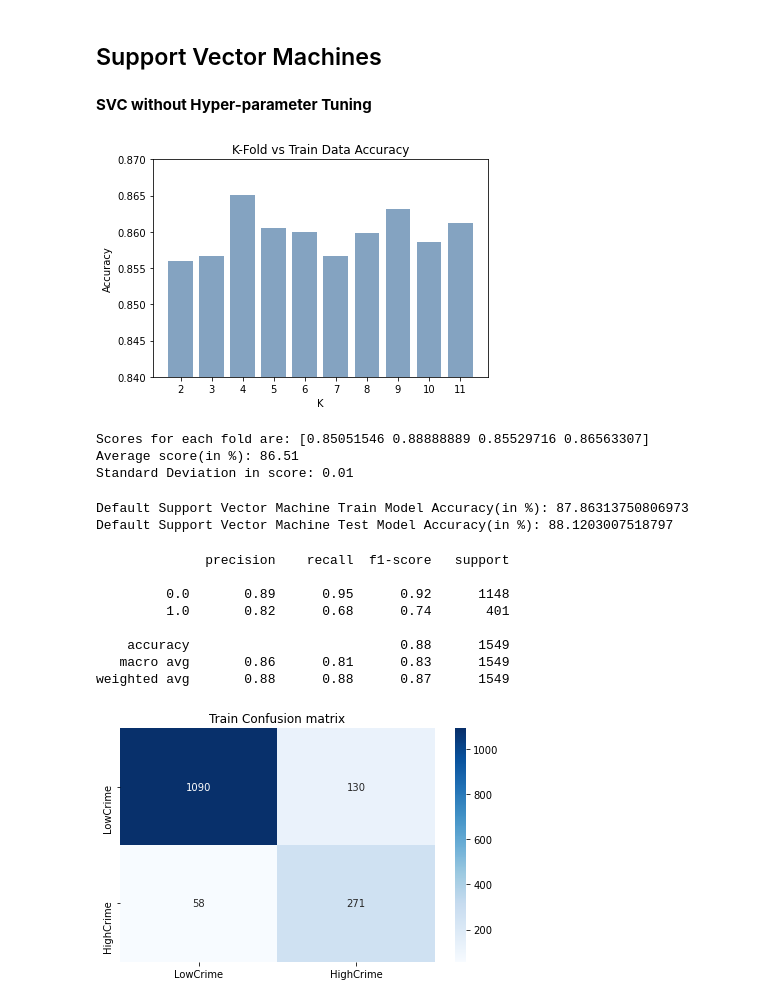
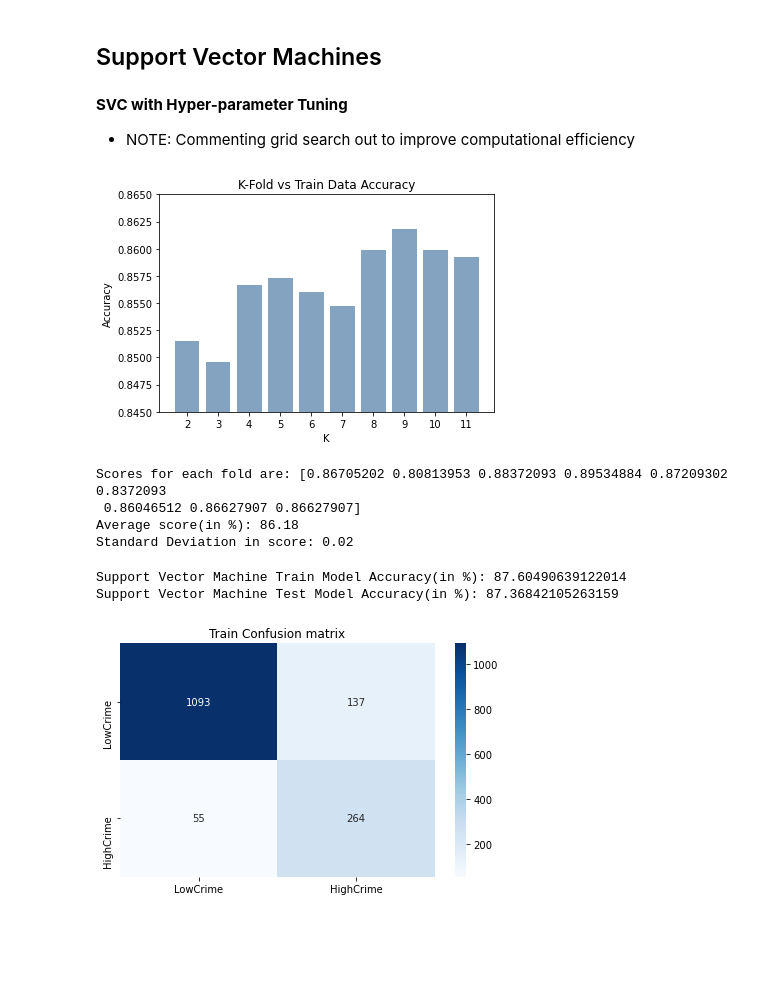
Before and after one commit to blueriver212/Crime_Prediction_ML, a Jupyter notebook: Instance_Based_Learning.ipynb, the cells around one changed output. Cells and saved outputs as stored; diff of their text form; code cells hidden in the pictures; blank space fills up the shorter version.

```diff
--- a/Instance_Based_Learning.ipynb
+++ b/Instance_Based_Learning.ipynb
@@ -37,4 +37,5 @@ def plot_confusion_matrix(train_p, train, dom):
 # %% [markdown]
 ## Support Vector Machines
 # %% [markdown]
-**SVC without Hyper-parameter Tuning**
+**SVC with Hyper-parameter Tuning**
+- NOTE: Commenting grid search out to improve computational efficiency
@@ -41,59 +58,48 @@ def plot_confusion_matrix(train_p, train, dom):
 # %%
-# Train default Support Vector Classifier
-default_SVC_model = SVC()
-default_SVC_model.fit(x_train, y_train)
+SVM_clf = SVC(C=1, gamma=0.1)
+SVM_clf.fit(x_train, y_train)
+
 
 # Perform k-fold validation on training data
 kfold_scores = {}
 for i in range(2,12):
     kf =KFold(n_splits=i, shuffle=True, random_state=42)
-    score = cross_val_score(default_SVC_model, x_train, y_train, cv= kf, scoring="accuracy")
+    score = cross_val_score(SVM_clf, x_train, y_train, cv= kf, scoring="accuracy")
     res = {str(i): score.mean()}
     kfold_scores.update(res)
 
 for key in kfold_scores:
     plt.bar([key], kfold_scores[key], label=key, color=(0.2, 0.4, 0.6, 0.6))
 
 plt.title('K-Fold vs Train Data Accuracy')
 plt.xlabel('K')
 plt.ylabel('Accuracy')
-plt.ylim(0.84, 0.87)
+plt.ylim(0.845, 0.865)
 plt.show()
 # %% [output]
-[figure, old version]
+[figure, new version]
 # %%
 # Check k-fold split
-kf =KFold(n_splits=4, shuffle=True, random_state=42)
-score = cross_val_score(default_SVC_model, x_train, y_train, cv= kf, scoring="accuracy")
+kf =KFold(n_splits=9, shuffle=True, random_state=42)
+score = cross_val_score(SVM_clf, x_train, y_train, cv= kf, scoring="accuracy")
 print(f'Scores for each fold are: {score}')
 print(f'Average score(in %): {"{:.2f}".format(score.mean()*100)}')
 print(f'Standard Deviation in score: {"{:.2f}".format(score.std())}')
 # %% [output]
-Scores for each fold are: [0.85051546 0.88888889 0.85529716 0.86563307]
-Average score(in %): 86.51
-Standard Deviation in score: 0.01
+Scores for each fold are: [0.86705202 0.80813953 0.88372093 0.89534884 0.87209302 0.8372093
+ 0.86046512 0.86627907 0.86627907]
+Average score(in %): 86.18
+Standard Deviation in score: 0.02
 # %%
 # Compare train & test data
-y_train_pred = default_SVC_model.predict(x_train)
-y_test_pred = default_SVC_model.predict(x_test)
+y_train_pred = SVM_clf.predict(x_train)
+y_test_pred = SVM_clf.predict(x_test)
 
-print(f'Default Support Vector Machine Train Model Accuracy(in %): {accuracy_score(y_train, y_train_pred)*100}')
-print(f'Default Support Vector Machine Test Model Accuracy(in %): {accuracy_score(y_test, y_test_pred)*100}')
+print(f'Support Vector Machine Train Model Accuracy(in %): {accuracy_score(y_train, y_train_pred)*100}')
+print(f'Support Vector Machine Test Model Accuracy(in %): {accuracy_score(y_test, y_test_pred)*100}')
 # %% [output]
-Default Support Vector Machine Train Model Accuracy(in %): 87.86313750806973
-Default Support Vector Machine Test Model Accuracy(in %): 88.1203007518797
+Support Vector Machine Train Model Accuracy(in %): 87.60490639122014
+Support Vector Machine Test Model Accuracy(in %): 87.36842105263159
-# %%
-# Get classification report
-print(classification_report(y_train, y_train_pred))
-# %% [output]
-              precision    recall  f1-score   support
-
-         0.0       0.89      0.95      0.92      1148
-         1.0       0.82      0.68      0.74       401
-
-    accuracy                           0.88      1549
-   macro avg       0.86      0.81      0.83      1549
-weighted avg       0.88      0.88      0.87      1549
 # %%
 # Plot confusion matrix
 plot_confusion_matrix(y_train_pred,y_train,dom='Train')
```
Also changed, not shown: parts of 20 cells of this notebook.
